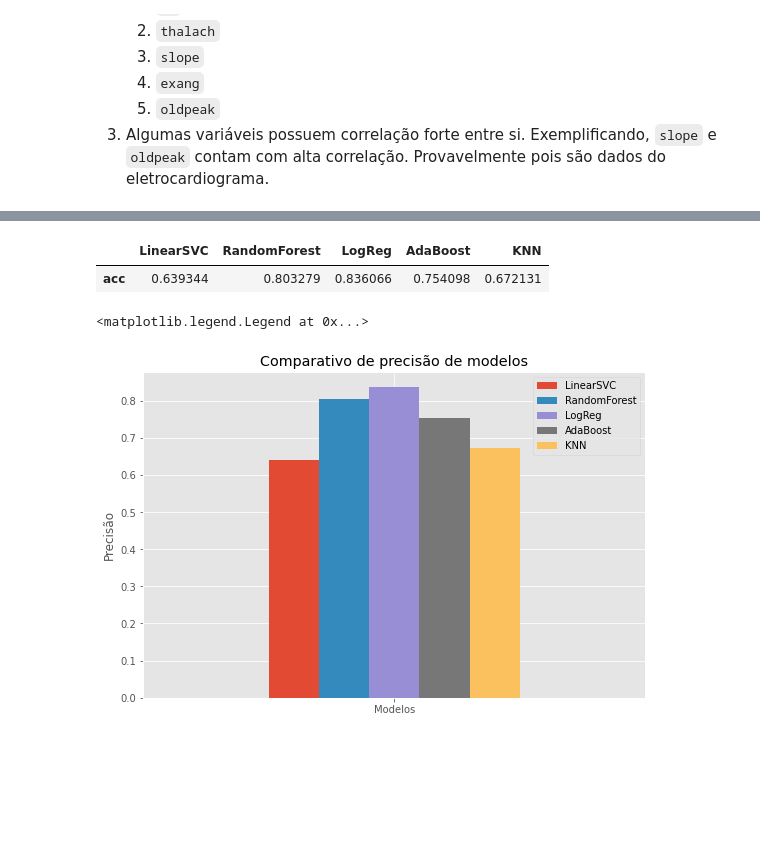
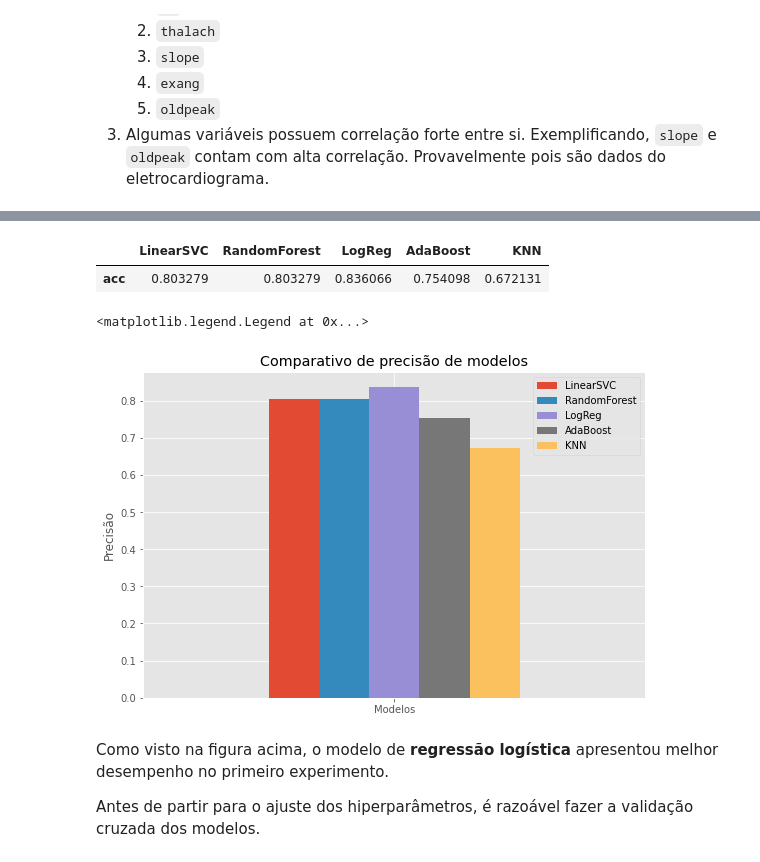
Before and after one commit to pesadaum/heart-disease-analysis, a Jupyter notebook: heart_disease_analysis.ipynb, the cells around one changed output, grey strips where cells are left out. Saved outputs shown, nothing was run; the diff lists cells and outputs as text; code cells hidden in the pictures; blank space fills up the shorter version.

Commit message:
finished model selection (again)

```diff
--- a/heart_disease_analysis.ipynb
+++ b/heart_disease_analysis.ipynb
@@ -258,7 +279,7 @@ def train_score(models):
   return model_scores
 # %%
 models = {
-    'LinearSVC': LinearSVC(),
+    'LinearSVC': LinearSVC(max_iter=50000),
     'RandomForest': RandomForestClassifier(),
     'LogReg': LogisticRegression(max_iter=1000),
     'AdaBoost': AdaBoostClassifier(),
@@ -269,16 +290,20 @@ model_df = pd.DataFrame(train_score(models), index=['acc'])
 model_df
 # %% [output]
 |  | LinearSVC | RandomForest | LogReg | AdaBoost | KNN |
-| acc | 0.639344 | 0.803279 | 0.836066 | 0.754098 | 0.672131 |
+| acc | 0.803279 | 0.803279 | 0.836066 | 0.754098 | 0.672131 |
 # %%
 _, ax  = plt.subplots(figsize=(9,6))
 model_df.plot(kind='bar', ax=ax)
 ax.set(
   ylabel='Precisão',
-  title='Comparativo de precisão de modelos'
-)
+  title='Comparativo de precisão de modelos')
+
 ax.set_xticklabels(['Modelos'], rotation=0)
 ax.legend(model_df.columns)
 # %% [output]
 <matplotlib.legend.Legend at 0x...>
-[figure, old version]
+[figure, new version]
+# %% [markdown]
+Como visto na figura acima, o modelo de **regressão logística** apresentou melhor desempenho no primeiro experimento.
+
+Antes de partir para o ajuste dos hiperparâmetros, é razoável fazer a validação cruzada dos modelos.
```
Also changed, not shown: parts of 9 cells of this notebook.
